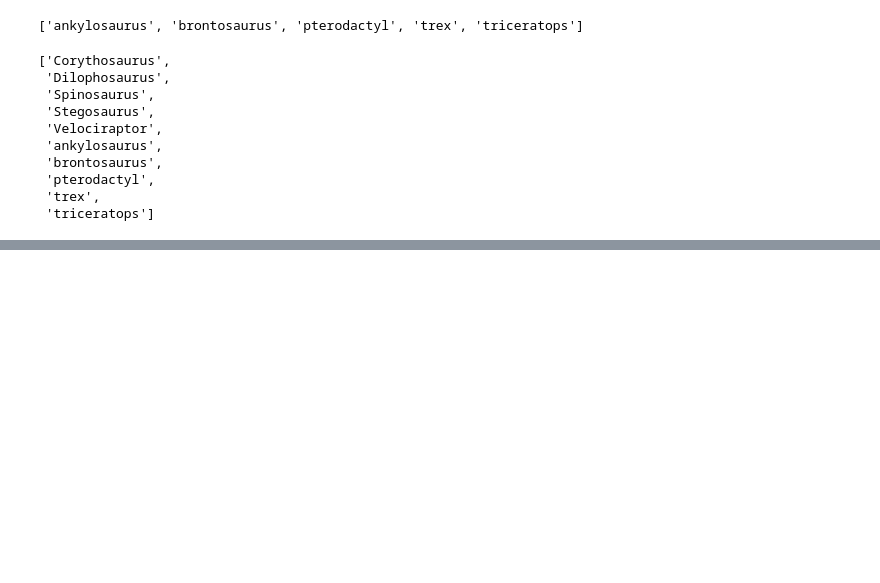
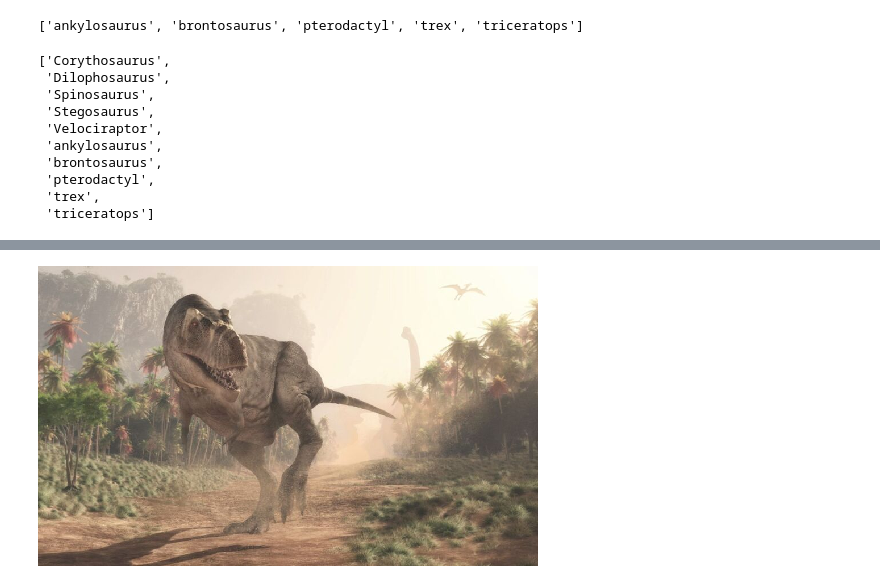
Before and after one commit to Jystine/DataHack2024, a Jupyter notebook: Raine_Model.ipynb, the cells around one changed output, grey strips where cells are left out. Saved outputs shown, nothing was run; the diff lists cells and outputs as text; code cells hidden in the pictures; blank space fills up the shorter version.

```diff
--- a/Raine_Model.ipynb
+++ b/Raine_Model.ipynb
@@ -76,0 +146,4 @@ data_augmentation = Sequential([
+# %%
+img
+# %% [output]
+[figure, added]
```
Also changed, not shown: parts of 23 cells of this notebook, 3 other files.
